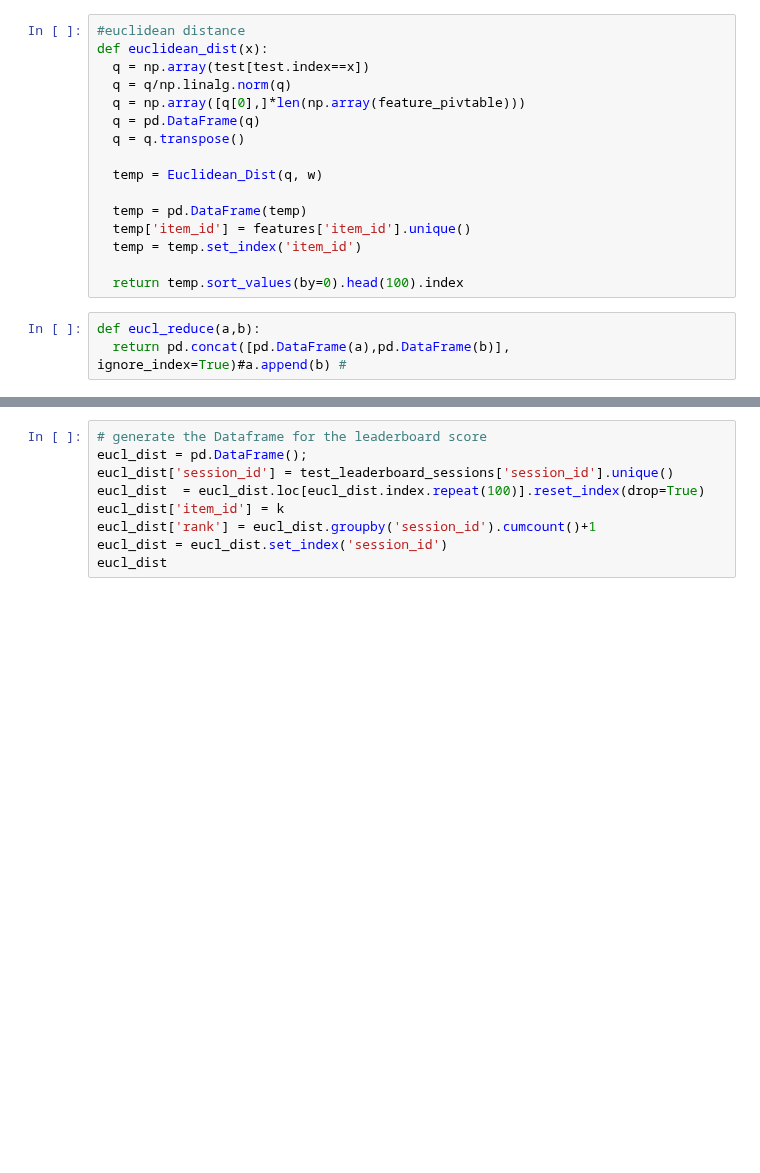
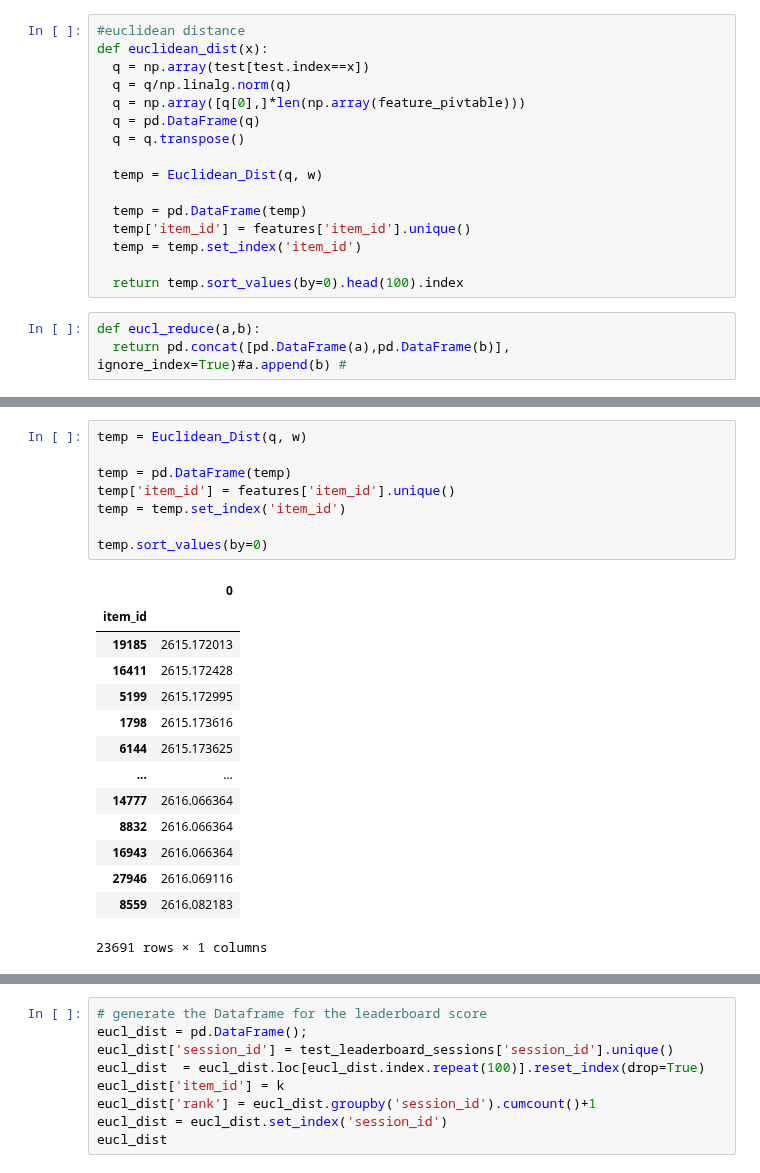
Before and after one commit to Ananassio/Data-Science_lab, a Jupyter notebook: Project/Data.ipynb, the cells around one changed output, grey strips where cells are left out. Drawn from its saved outputs; the diff is of its cells as text; blank space fills up the shorter version.

```diff
--- a/Project/Data.ipynb
+++ b/Project/Data.ipynb
@@ -1095,3 +1281,26 @@ l = (map(euclidean_dist,list(test.index)))
+# %%
+temp = Euclidean_Dist(q, w)
+
+temp = pd.DataFrame(temp)
+temp['item_id'] = features['item_id'].unique()
+temp = temp.set_index('item_id')
+
+temp.sort_values(by=0)
+# %% [output]
+|  | 0 |
+| item_id |  |
+| 19185 | 2615.172013 |
+| 16411 | 2615.172428 |
+| 5199 | 2615.172995 |
+| 1798 | 2615.173616 |
+| 6144 | 2615.173625 |
+| ... | ... |
+| 14777 | 2616.066364 |
+| 8832 | 2616.066364 |
+| 16943 | 2616.066364 |
+| 27946 | 2616.069116 |
+| 8559 | 2616.082183 |
+23691 rows × 1 columns
 # %%
 %%time
 
```
Also changed, not shown: parts of 44 cells of this notebook.
